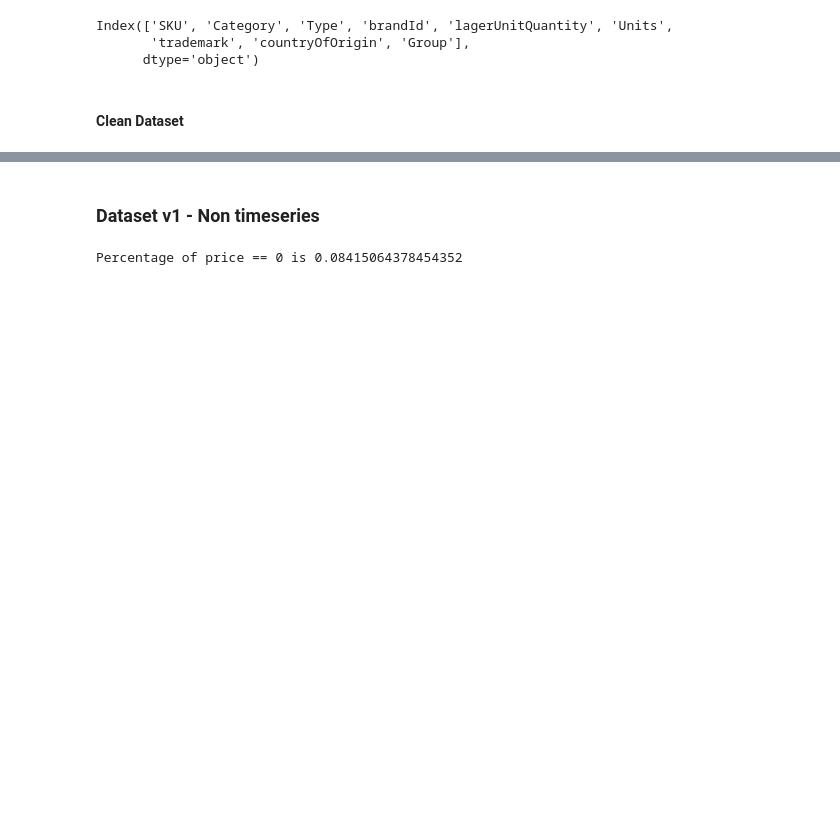
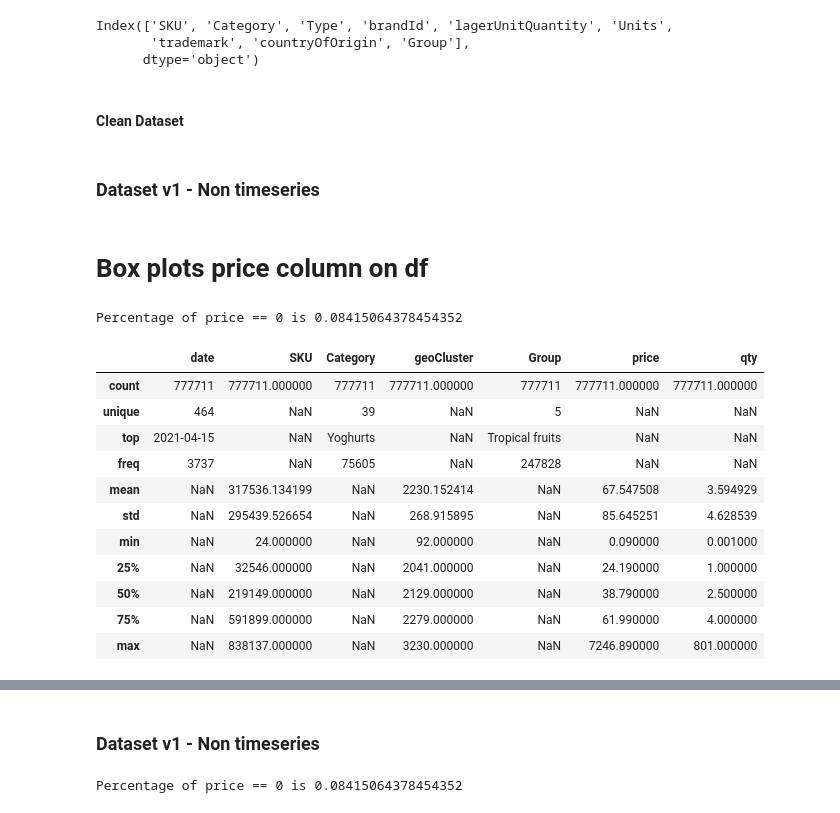
Before and after one commit to abroniewski/predicting-grocery-sales, a Jupyter notebook: src/generate_sales_subset.ipynb, the cells around one changed output, grey strips where cells are left out. Cells and saved outputs as stored; diff of their text form; code cells hidden in the pictures; blank space fills up the shorter version.

```diff
--- a/src/generate_sales_subset.ipynb
+++ b/src/generate_sales_subset.ipynb
@@ -41,0 +47,2 @@ sales = sales.drop(labels='sales', axis='columns')
+# %% [markdown]
+### Dataset v1 - Non timeseries
@@ -41,0 +72,27 @@ sales = sales.drop(labels='sales', axis='columns')
+# %% [markdown]
+# Box plots price column on df
+# %%
+df_nts = copy( sales )
+df_nts = df_nts.dropna()
+
+# Later ToDo where price is 0 fix it.
+print(f"Percentage of price == 0 is {percentage_of_criterion_in_ds(df_nts['price'] == 0, df_nts)}")
+# drop it
+df_nts = df_nts.drop(df_nts[df_nts['price'] == 0].index, axis=0)
+# %% [output]
+Percentage of price == 0 is 0.08415064378454352
+# %%
+df_nts.describe(include="all")
+# %% [output]
+|  | date | SKU | Category | geoCluster | Group | price | qty |
+| count | 777711 | 777711.000000 | 777711 | 777711.000000 | 777711 | 777711.000000 | 777711.000000 |
+| unique | 464 | NaN | 39 | NaN | 5 | NaN | NaN |
+| top | 2021-04-15 | NaN | Yoghurts | NaN | Tropical fruits | NaN | NaN |
+| freq | 3737 | NaN | 75605 | NaN | 247828 | NaN | NaN |
+| mean | NaN | 317536.134199 | NaN | 2230.152414 | NaN | 67.547508 | 3.594929 |
+| std | NaN | 295439.526654 | NaN | 268.915895 | NaN | 85.645251 | 4.628539 |
+| min | NaN | 24.000000 | NaN | 92.000000 | NaN | 0.090000 | 0.001000 |
+| 25% | NaN | 32546.000000 | NaN | 2041.000000 | NaN | 24.190000 | 1.000000 |
+| 50% | NaN | 219149.000000 | NaN | 2129.000000 | NaN | 38.790000 | 2.500000 |
+| 75% | NaN | 591899.000000 | NaN | 2279.000000 | NaN | 61.990000 | 4.000000 |
+| max | NaN | 838137.000000 | NaN | 3230.000000 | NaN | 7246.890000 | 801.000000 |
```
Also changed, not shown: parts of 20 cells of this notebook.
